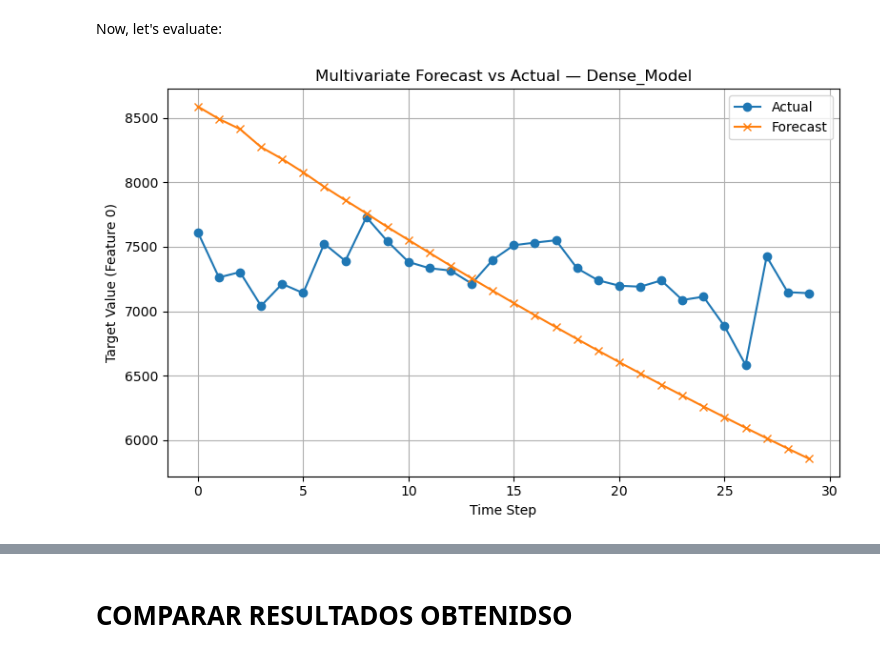
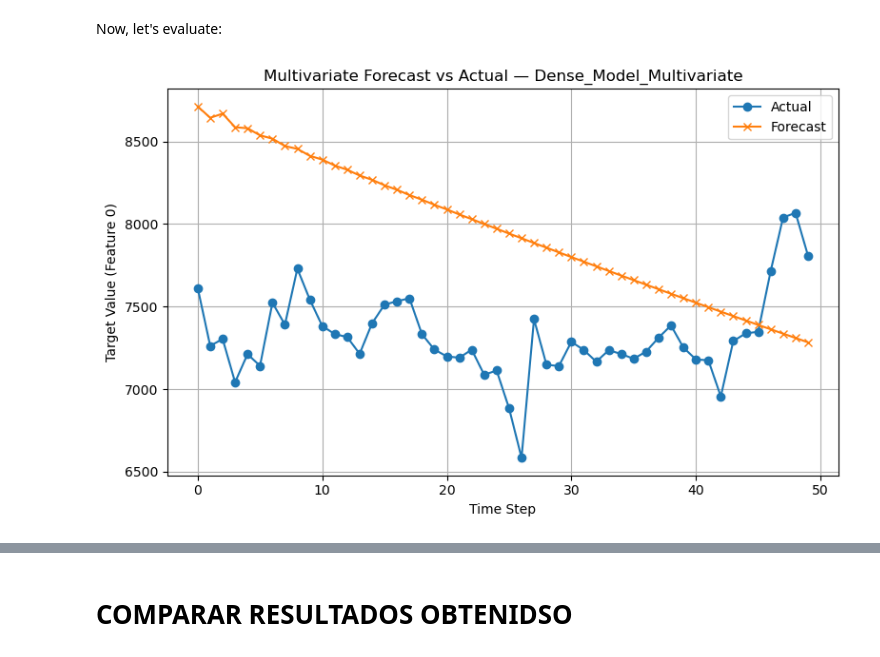
Before and after one commit to MNGARCIA085/Time-Series-with-Deep-Leaning, a Jupyter notebook: Bitcoin Price Prediction/Bitcoin Price Prediction.ipynb, the cells around one changed output, grey strips where cells are left out. Drawn from its saved outputs; the diff is of its cells as text; code cells hidden in the pictures.

```diff
--- a/Bitcoin Price Prediction/Bitcoin Price Prediction.ipynb
+++ b/Bitcoin Price Prediction/Bitcoin Price Prediction.ipynb
@@ -1757,7 +1640,7 @@ NUM_FEATURES
 # %% [output]
 2
 # %%
-def build_compile_model_1(name, window_size=WINDOW_SIZE, horizon=HORIZON, num_features=NUM_FEATURES):
+def build_compile_model_6(name, window_size=window_size, horizon=horizon, num_features=num_features):
     model = tf.keras.models.Sequential([
         tf.keras.layers.Dense(128, activation='relu', input_shape=(window_size, num_features)),
                     # input_shape should match your features
@@ -1775,6 +1658,6 @@ def build_compile_model_1(name, window_size=WINDOW_SIZE, horizon=HORIZON, num_fe
     return model
 
 
-model_1 = build_compile_model_1('Dense_Model')
-model_1.summary()
+model_6 = build_compile_model_6('Dense_Model_Multivariate')
+model_6.summary()
 # %% [output]
@@ -1797,9 +1680,10 @@ Non-trainable params: 0 (0.00 Byte)
 _________________________________________________________________
 # %%
 # fit
-history_1 = model_1.fit(
+history_6 = model_6.fit(
     train_dataset,
     epochs=50,
     verbose=0,
-    validation_data=val_dataset)
+    validation_data=val_dataset,
+    callbacks=[early_stop])
 # %%
@@ -1815,7 +1699,7 @@ Let's make a few predictions.
 np.set_printoptions(precision=2, suppress=True)
 # %%
 # first, let's choose an initial window
-for x, _ in ds_val.take(-1):
+for x, _ in val_dataset.take(-1):
     initial_window = x.numpy()[-1]
 
 initial_window, initial_window.shape
@@ -1861,7 +1745,7 @@ First, before evaluating, we're going to get the true values from the validation
 num_to_print = 12
 count = 0
 
-for x_batch, y_batch in ds_val:
+for x_batch, y_batch in val_dataset:
     for y in y_batch.numpy():
         print(y)
         count += 1
@@ -1909,30 +1793,26 @@ aux
 # %% [markdown]
 Now, let's evaluate:
 # %%
-# number of steps to validate
-validation_steps = 30
-
-
 # Step 1: Get initial window from first batch
-for x_batch, y_batch in ds_val.take(1):
+for x_batch, y_batch in val_dataset.take(1):
     initial_window = x_batch[0].numpy()  # shape: (WINDOW_SIZE, num_features)
     break
 
 
 # true values to compare
-true_future = get_true_future_labels(val_dataset, WINDOW_SIZE, validation_steps)
+true_future = get_true_future_labels(val_dataset, window_size, forecast_horizon)
 
 
 # Forecast and evaluate
 forecast_multivar_1, results_multivar_1 = pred_eval_multivar(
-    model=model_1,
+    model=model_6,
     initial_window=initial_window,
     test_labels=true_future,
     X_test=None,
-    validation_steps=validation_steps
+    validation_steps=forecast_horizon
 )
 # %% [output]
-[figure, old version]
+[figure, new version]
 # %%
 results_multivar_1
 # %% [output]
```
Also changed, not shown: parts of 76 cells of this notebook, 2 other files.
